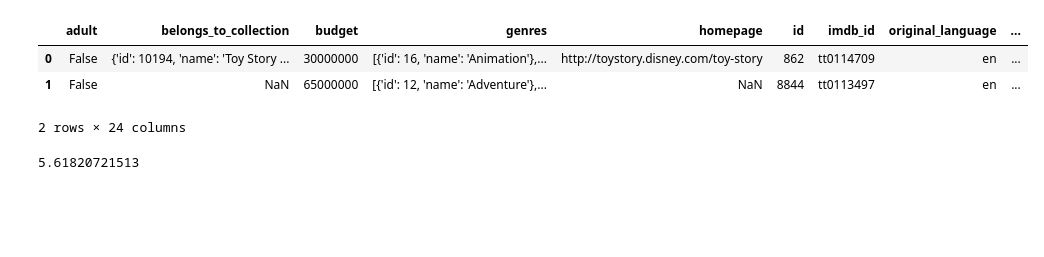
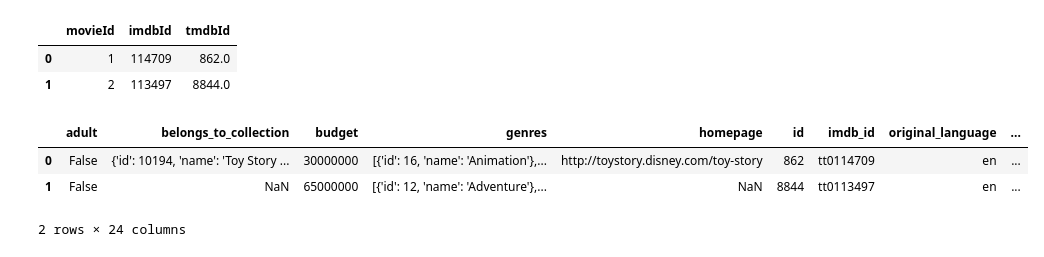
Before and after one commit to anthonymiyoro/HelloWorldAndroid, a Jupyter notebook: Movie Recommender.ipynb, the cells around one changed output. Cells and saved outputs as stored; diff of their text form; code cells hidden in the pictures; blank space fills up the shorter version.

```diff
--- a/Movie Recommender.ipynb
+++ b/Movie Recommender.ipynb
@@ -3,15 +16,9 @@ import pandas as pd
 # %%
-metadata = pd.read_csv('/Users/anthonymiyoro/Downloads/the-movies-dataset/movies_metadata.csv', low_memory=False)
+metadata = pd.read_csv('/Users/anthonymiyoro/Documents/code/MoviePredictor/data/movies_metadata.csv', low_memory=False)
+links_small = pd.read_csv('/Users/anthonymiyoro/Documents/code/MoviePredictor/data/links_small.csv')
 # %%
-metadata.head(2)
+links_small.head(2)
 # %% [output]
-|  | adult | belongs_to_collection | budget | genres | homepage | id | imdb_id | original_language | ... |
-| 0 | False | {'id': 10194, 'name': 'Toy Story ... | 30000000 | [{'id': 16, 'name': 'Animation'},... | http://toystory.disney.com/toy-story | 862 | tt0114709 | en | ... |
-| 1 | False | NaN | 65000000 | [{'id': 12, 'name': 'Adventure'},... | NaN | 8844 | tt0113497 | en | ... |
+|  | movieId | imdbId | tmdbId |
+| 0 | 1 | 114709 | 862.0 |
+| 1 | 2 | 113497 | 8844.0 |
-2 rows × 24 columns
-# %%
-# Calculate C (mean vote for all movies)
-c = metadata['vote_average'].mean()
-print(c)
-# %% [output]
-5.61820721513
@@ -17,0 +34,10 @@ print(c)
+# %%
+# Count the nmber of moveis we have available
+smd.shape
+
+smd.head(2)
+# %% [output]
+|  | adult | belongs_to_collection | budget | genres | homepage | id | imdb_id | original_language | ... |
+| 0 | False | {'id': 10194, 'name': 'Toy Story ... | 30000000 | [{'id': 16, 'name': 'Animation'},... | http://toystory.disney.com/toy-story | 862 | tt0114709 | en | ... |
+| 1 | False | NaN | 65000000 | [{'id': 12, 'name': 'Adventure'},... | NaN | 8844 | tt0113497 | en | ... |
+2 rows × 24 columns
```
Also changed, not shown: parts of 35 cells of this notebook, 5 other files.
